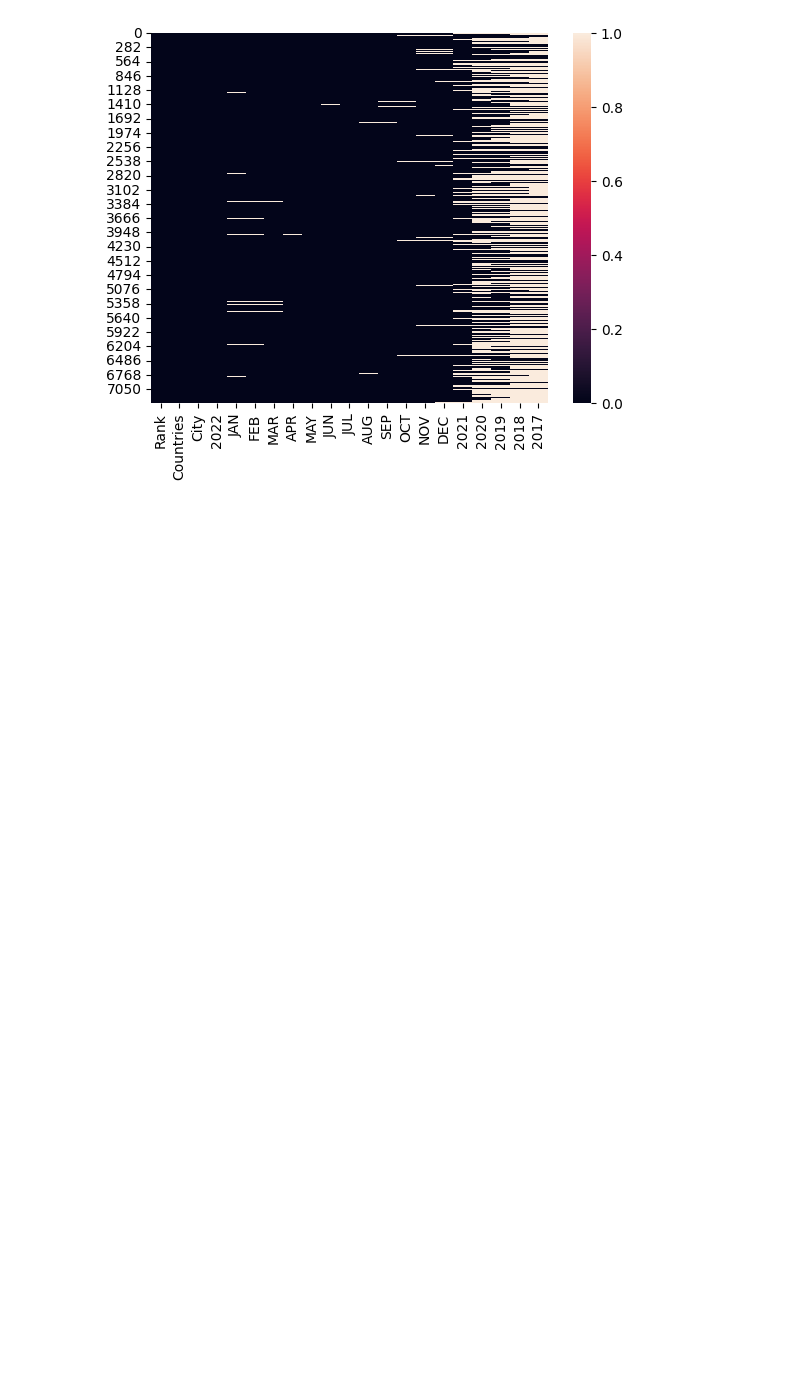
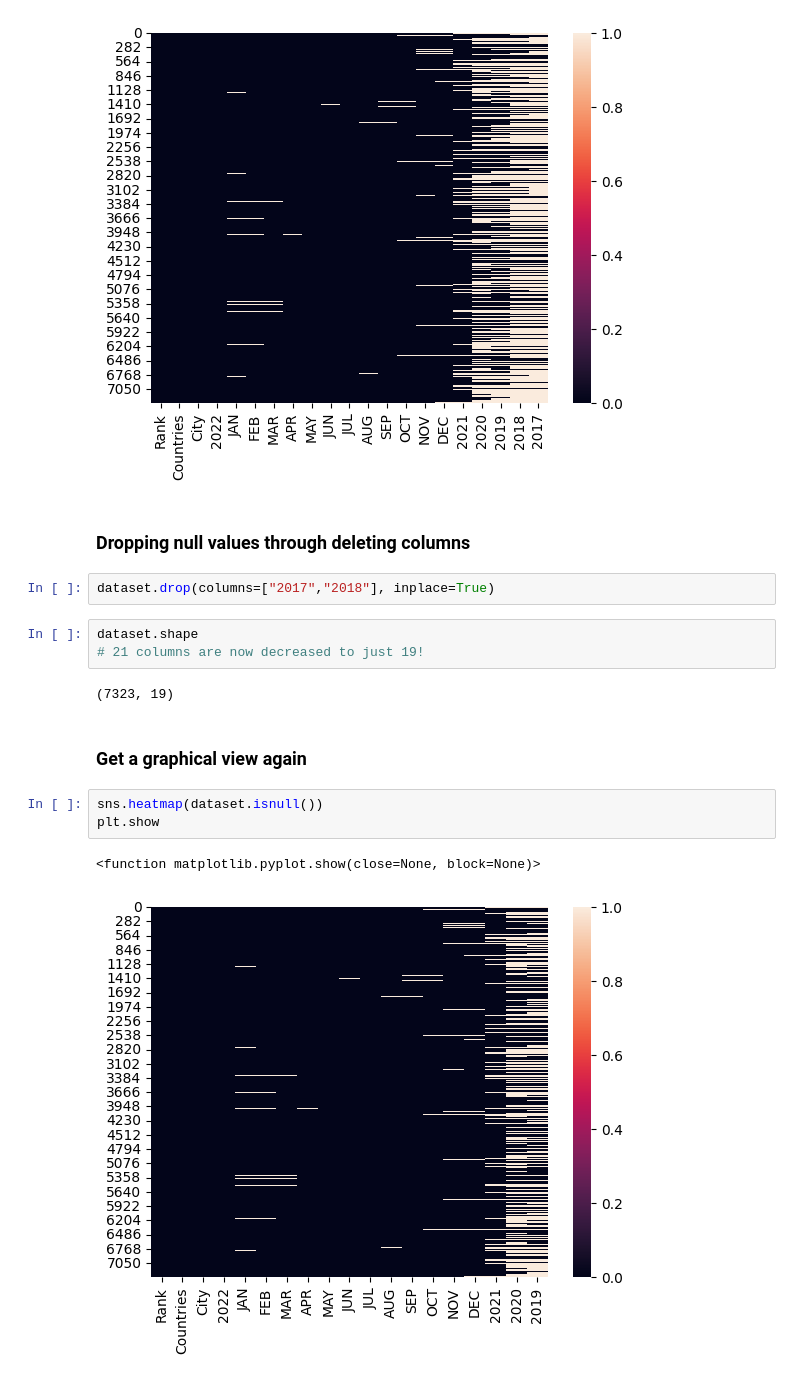
Before and after one commit to mardavsj/Data-Cleaning-Project, a Jupyter notebook: data_cleaning.ipynb, the cells around one changed output. Saved outputs shown, nothing was run; the diff lists cells and outputs as text; blank space fills up the shorter version.

Commit message:
📜 Dropping function

```diff
--- a/data_cleaning.ipynb
+++ b/data_cleaning.ipynb
@@ -107,3 +105,20 @@ plt.show
 # %% [output]
 <function matplotlib.pyplot.show(close=None, block=None)>
 [figure]
+# %% [markdown]
+### Dropping null values through deleting columns
+# %%
+dataset.drop(columns=["2017","2018"], inplace=True)
+# %%
+dataset.shape
+# 21 columns are now decreased to just 19!
+# %% [output]
+(7323, 19)
+# %% [markdown]
+### Get a graphical view again
+# %%
+sns.heatmap(dataset.isnull())
+plt.show
+# %% [output]
+<function matplotlib.pyplot.show(close=None, block=None)>
+[figure, added]
```
Also changed, not shown: parts of 3 cells of this notebook.
